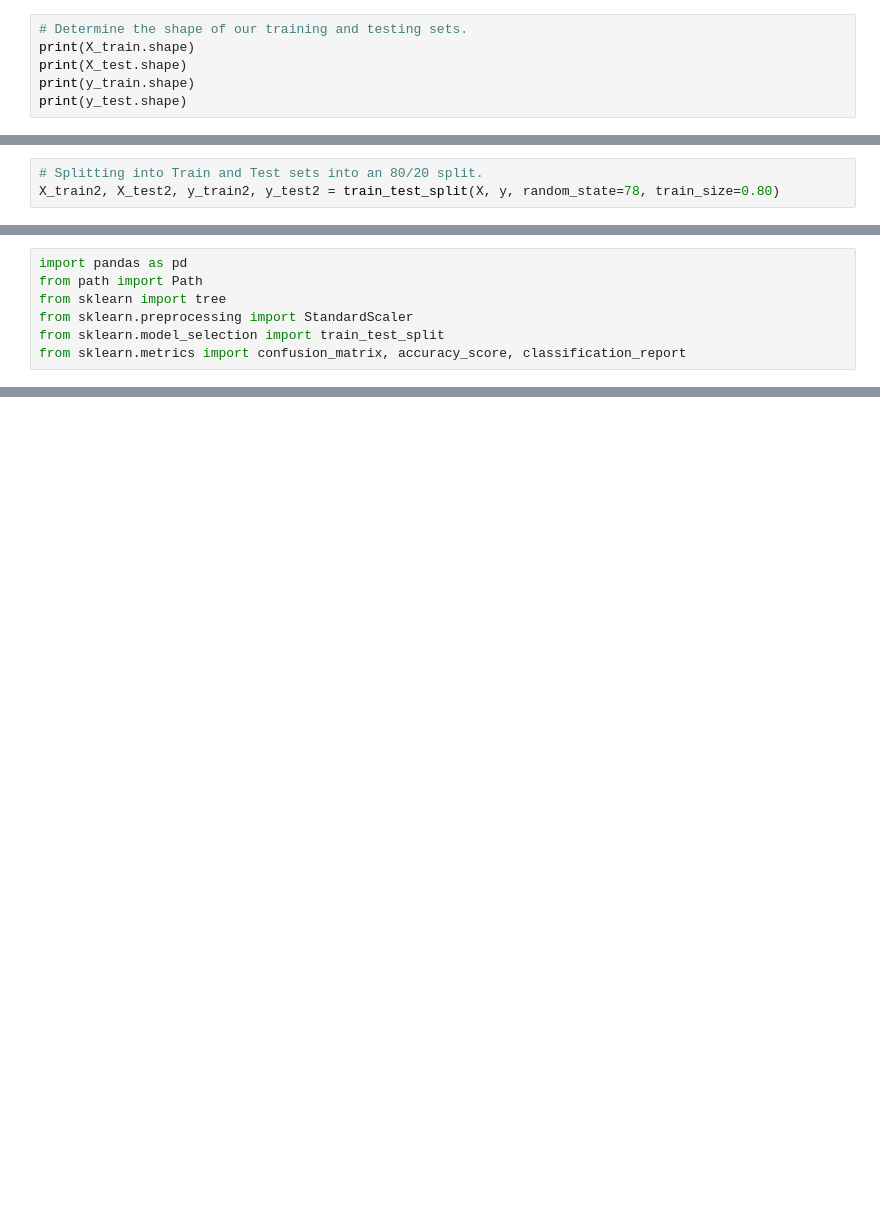
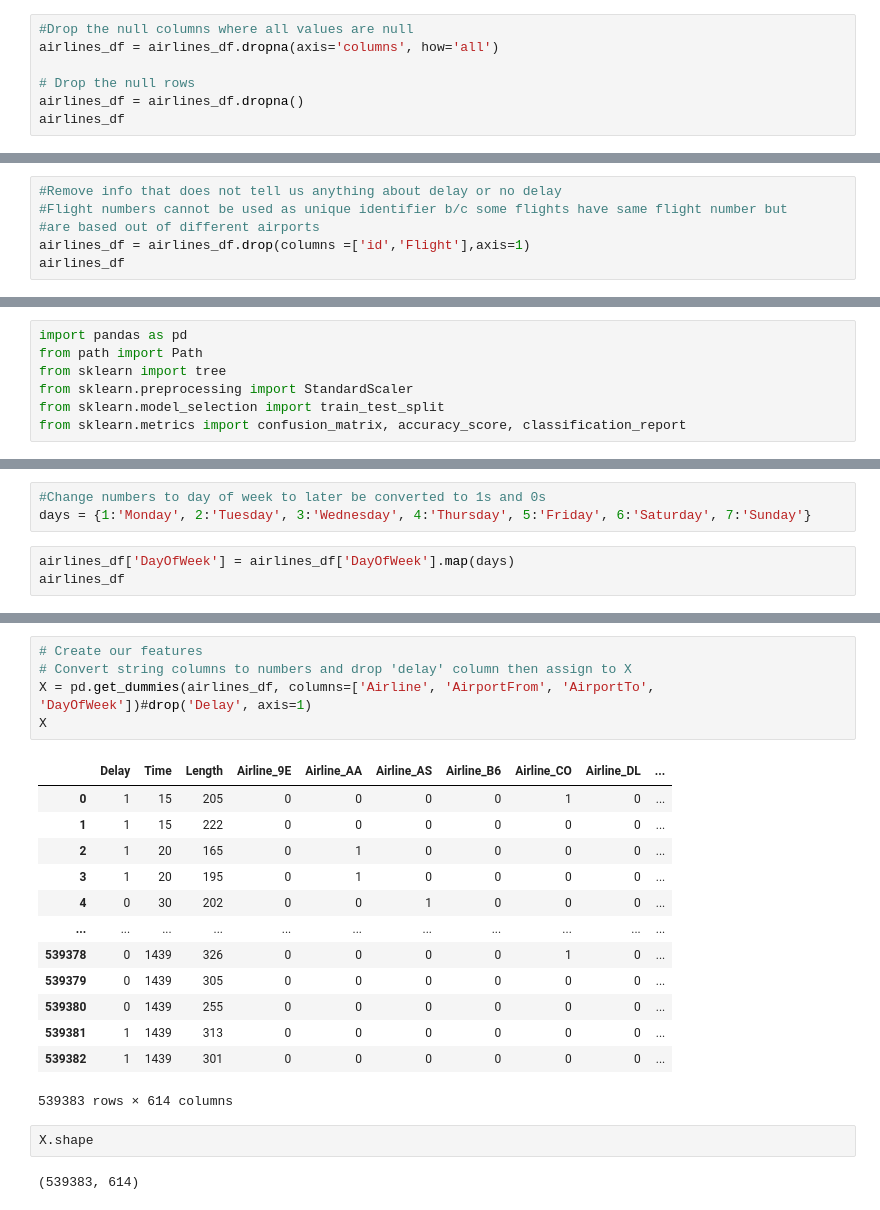
Before and after one commit to AidanH1998/Airplane-Group-1, a Jupyter notebook: Airlines ML.ipynb, the cells around one changed output, grey strips where cells are left out. Saved outputs shown, nothing was run; the diff lists cells and outputs as text; blank space fills up the shorter version.

```diff
--- a/Airlines ML.ipynb
+++ b/Airlines ML.ipynb
@@ -95,7 +58,8 @@ X_train.shape, X_test.shape
 # %%
-# Determine the shape of our training and testing sets.
-print(X_train.shape)
-print(X_test.shape)
-print(y_train.shape)
-print(y_test.shape)
+#Drop the null columns where all values are null
+airlines_df = airlines_df.dropna(axis='columns', how='all')
+
+# Drop the null rows
+airlines_df = airlines_df.dropna()
+airlines_df
 # %% [output]
@@ -106,3 +79,6 @@ print(y_test.shape)
 # %%
-# Splitting into Train and Test sets into an 80/20 split.
-X_train2, X_test2, y_train2, y_test2 = train_test_split(X, y, random_state=78, train_size=0.80)
+#Remove info that does not tell us anything about delay or no delay
+#Flight numbers cannot be used as unique identifier b/c some flights have same flight number but
+#are based out of different airports
+airlines_df = airlines_df.drop(columns =['id','Flight'],axis=1)
+airlines_df
@@ -135,0 +136,6 @@ array([0, 1, 0, ..., 0, 1, 1])
+# %%
+#Change numbers to day of week to later be converted to 1s and 0s
+days = {1:'Monday', 2:'Tuesday', 3:'Wednesday', 4:'Thursday', 5:'Friday', 6:'Saturday', 7:'Sunday'}
+# %%
+airlines_df['DayOfWeek'] = airlines_df['DayOfWeek'].map(days)
+airlines_df
@@ -135,0 +156,23 @@ array([0, 1, 0, ..., 0, 1, 1])
+# %%
+# Create our features
+# Convert string columns to numbers and drop 'delay' column then assign to X
+X = pd.get_dummies(airlines_df, columns=['Airline', 'AirportFrom', 'AirportTo', 'DayOfWeek'])#drop('Delay', axis=1)
+X
+# %% [output]
+|  | Delay | Time | Length | Airline_9E | Airline_AA | Airline_AS | Airline_B6 | Airline_CO | Airline_DL | ... |
+| 0 | 1 | 15 | 205 | 0 | 0 | 0 | 0 | 1 | 0 | ... |
+| 1 | 1 | 15 | 222 | 0 | 0 | 0 | 0 | 0 | 0 | ... |
+| 2 | 1 | 20 | 165 | 0 | 1 | 0 | 0 | 0 | 0 | ... |
+| 3 | 1 | 20 | 195 | 0 | 1 | 0 | 0 | 0 | 0 | ... |
+| 4 | 0 | 30 | 202 | 0 | 0 | 1 | 0 | 0 | 0 | ... |
+| ... | ... | ... | ... | ... | ... | ... | ... | ... | ... | ... |
+| 539378 | 0 | 1439 | 326 | 0 | 0 | 0 | 0 | 1 | 0 | ... |
+| 539379 | 0 | 1439 | 305 | 0 | 0 | 0 | 0 | 0 | 0 | ... |
+| 539380 | 0 | 1439 | 255 | 0 | 0 | 0 | 0 | 0 | 0 | ... |
+| 539381 | 1 | 1439 | 313 | 0 | 0 | 0 | 0 | 0 | 0 | ... |
+| 539382 | 1 | 1439 | 301 | 0 | 0 | 0 | 0 | 0 | 0 | ... |
+539383 rows × 614 columns
+# %%
+X.shape
+# %% [output]
+(539383, 614)
```
Also changed, not shown: parts of 29 cells of this notebook.
